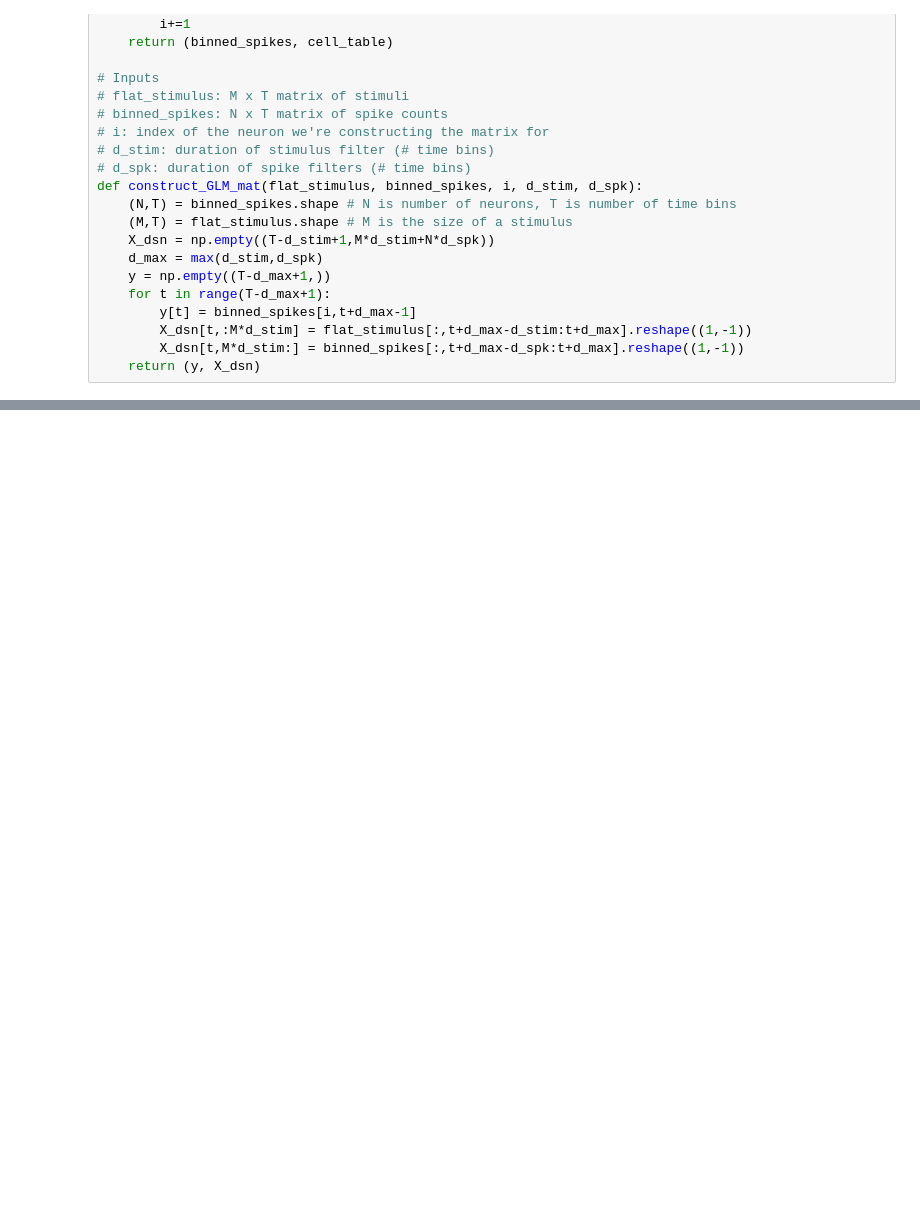
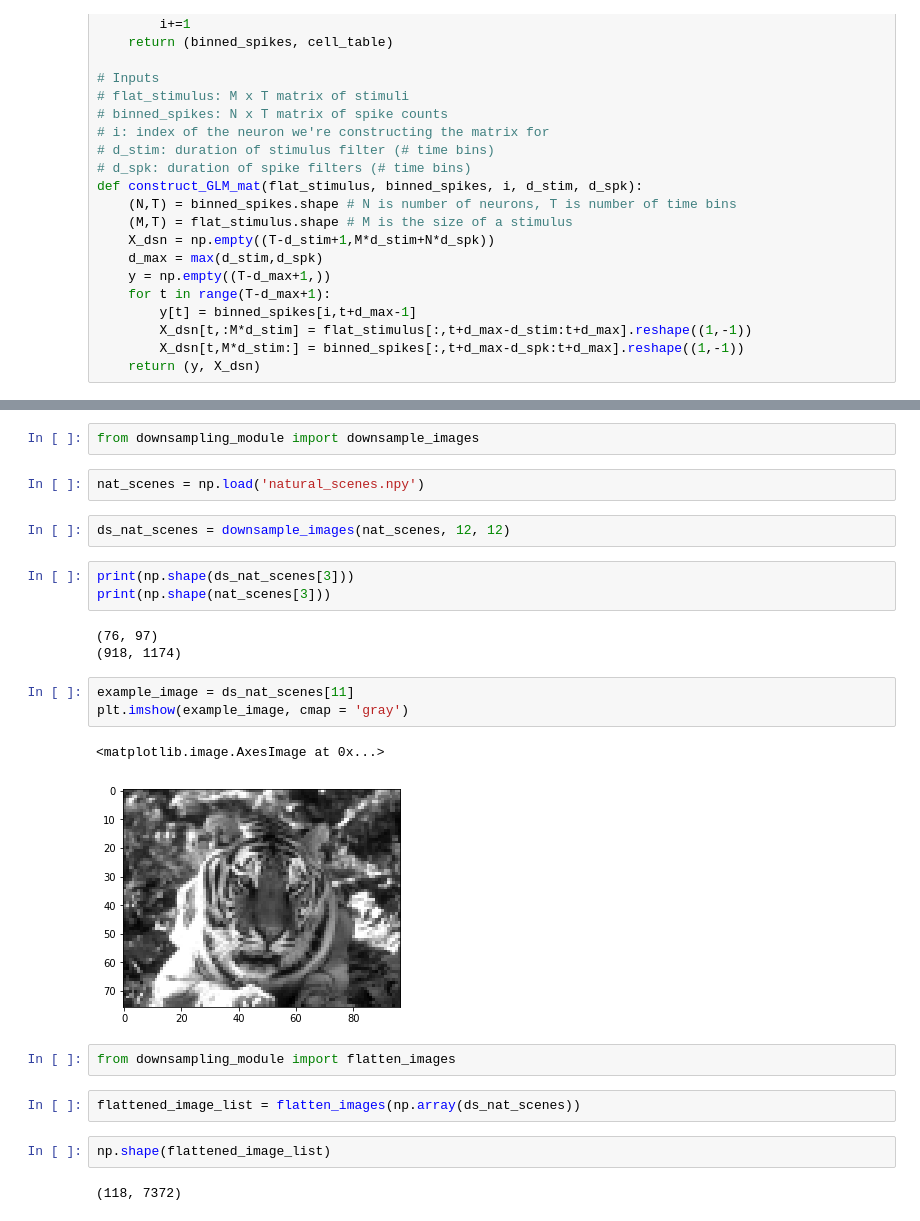
Before and after one commit to zdeblick/fun-con, a Jupyter notebook: GLM_Tester.ipynb, the cells around one changed output, grey strips where cells are left out. Drawn from its saved outputs; the diff is of its cells as text; blank space fills up the shorter version.

```diff
--- a/GLM_Tester.ipynb
+++ b/GLM_Tester.ipynb
@@ -88,0 +89,26 @@ plt.imshow(X_dsn,aspect=100)
+# %%
+from downsampling_module import downsample_images
+# %%
+nat_scenes = np.load('natural_scenes.npy')
+# %%
+ds_nat_scenes = downsample_images(nat_scenes, 12, 12)
+# %%
+print(np.shape(ds_nat_scenes[3]))
+print(np.shape(nat_scenes[3]))
+# %% [output]
+(76, 97)
+(918, 1174)
+# %%
+example_image = ds_nat_scenes[11]
+plt.imshow(example_image, cmap = 'gray')
+# %% [output]
+<matplotlib.image.AxesImage at 0x...>
+[figure, added]
+# %%
+from downsampling_module import flatten_images
+# %%
+flattened_image_list = flatten_images(np.array(ds_nat_scenes))
+# %%
+np.shape(flattened_image_list)
+# %% [output]
+(118, 7372)
```
Also changed, not shown: parts of 10 cells of this notebook, 3 other files.
